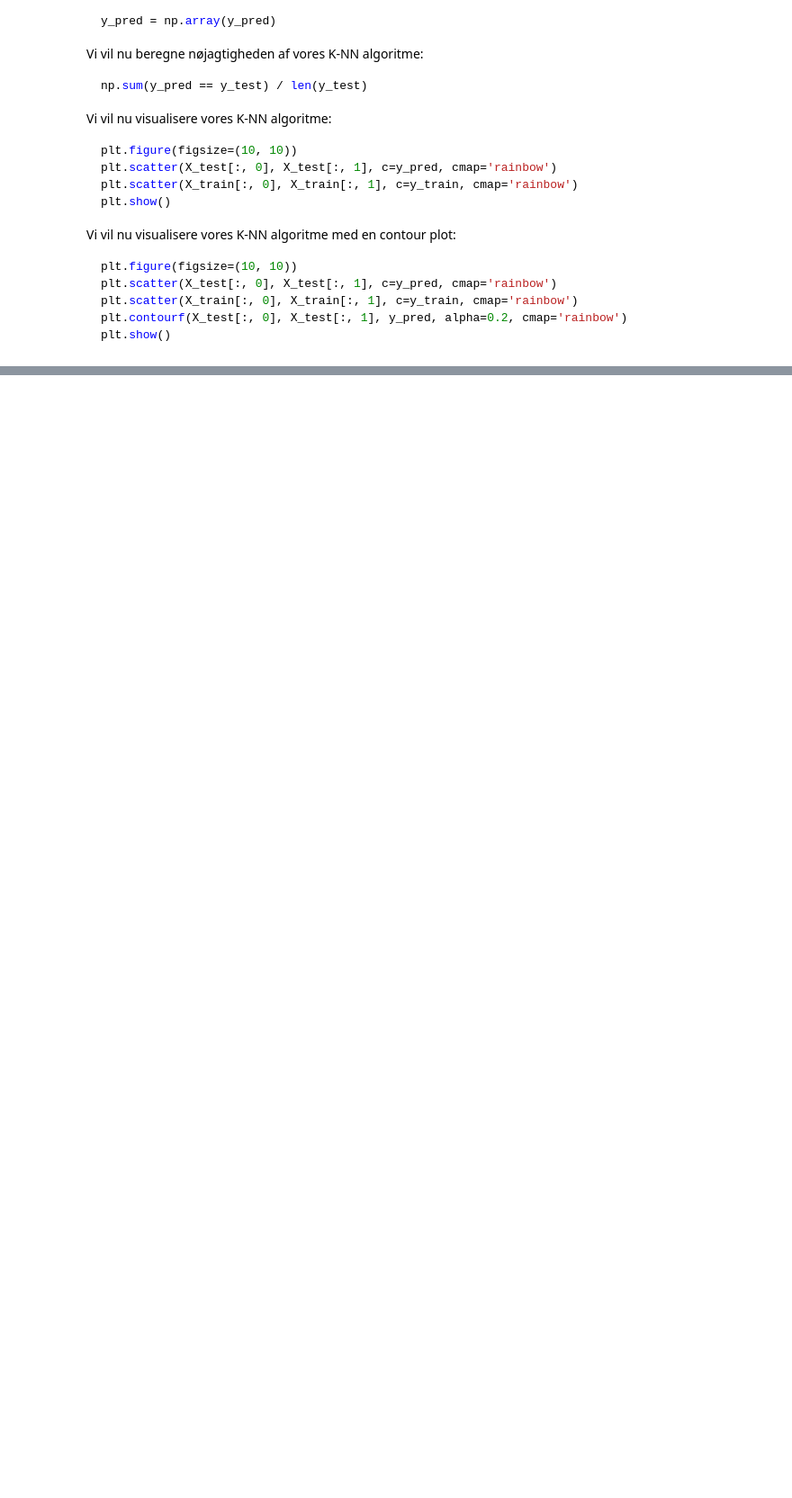
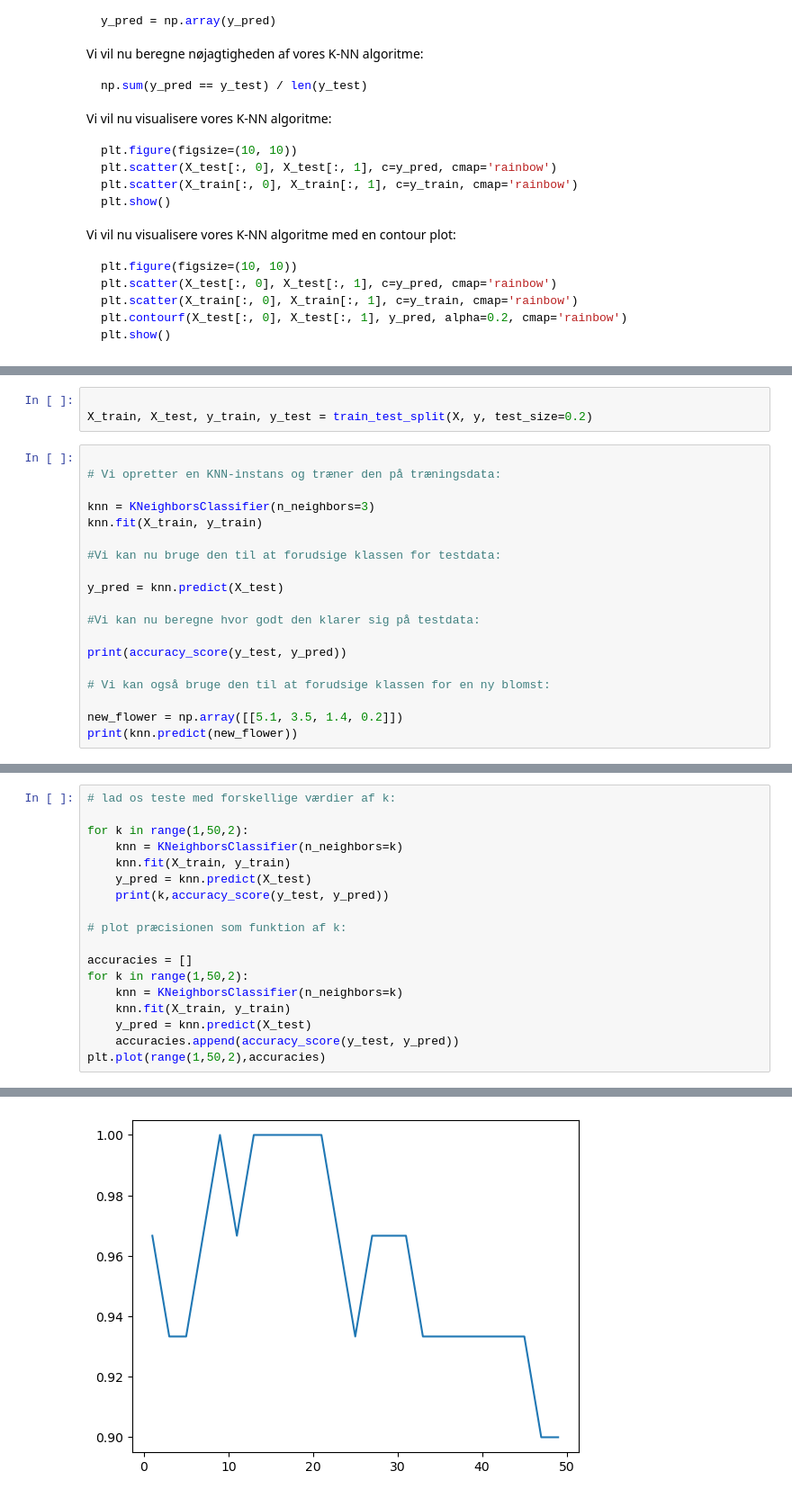
Before and after one commit to HenrikSterner/IntelligenteSystemer, a Jupyter notebook: slides/knn_jupyter.ipynb, the cells around one changed output, grey strips where cells are left out. Shown: that part at 90% size. Cells and saved outputs as stored; diff of their text form; blank space fills up the shorter version.

```diff
--- a/slides/knn_jupyter.ipynb
+++ b/slides/knn_jupyter.ipynb
@@ -483,0 +455,22 @@ print(knn.predict(new_flower))
+# %%
+
+X_train, X_test, y_train, y_test = train_test_split(X, y, test_size=0.2)
+# %%
+
+# Vi opretter en KNN-instans og træner den på træningsdata:
+
+knn = KNeighborsClassifier(n_neighbors=3)
+knn.fit(X_train, y_train)
+
+#Vi kan nu bruge den til at forudsige klassen for testdata:
+
+y_pred = knn.predict(X_test)
+
+#Vi kan nu beregne hvor godt den klarer sig på testdata:
+
+print(accuracy_score(y_test, y_pred))
+
+# Vi kan også bruge den til at forudsige klassen for en ny blomst:
+
+new_flower = np.array([[5.1, 3.5, 1.4, 0.2]])
+print(knn.predict(new_flower))
@@ -483,0 +480,19 @@ print(knn.predict(new_flower))
+# %%
+# lad os teste med forskellige værdier af k:
+
+for k in range(1,50,2):
+    knn = KNeighborsClassifier(n_neighbors=k)
+    knn.fit(X_train, y_train)
+    y_pred = knn.predict(X_test)
+    print(k,accuracy_score(y_test, y_pred))
+
+# plot præcisionen som funktion af k:
+
+accuracies = []
+for k in range(1,50,2):
+    knn = KNeighborsClassifier(n_neighbors=k)
+    knn.fit(X_train, y_train)
+    y_pred = knn.predict(X_test)
+    accuracies.append(accuracy_score(y_test, y_pred))
+plt.plot(range(1,50,2),accuracies)
+# %% [output]
@@ -483,0 +517 @@ print(knn.predict(new_flower))
+[figure, added]
```
Also changed, not shown: parts of 12 cells of this notebook, 1 other file.
